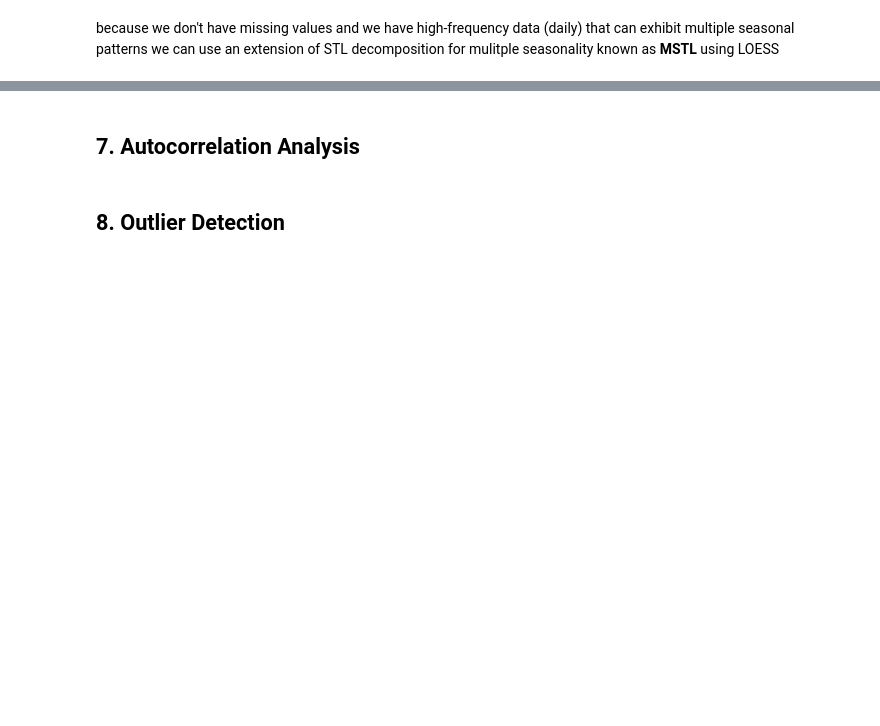
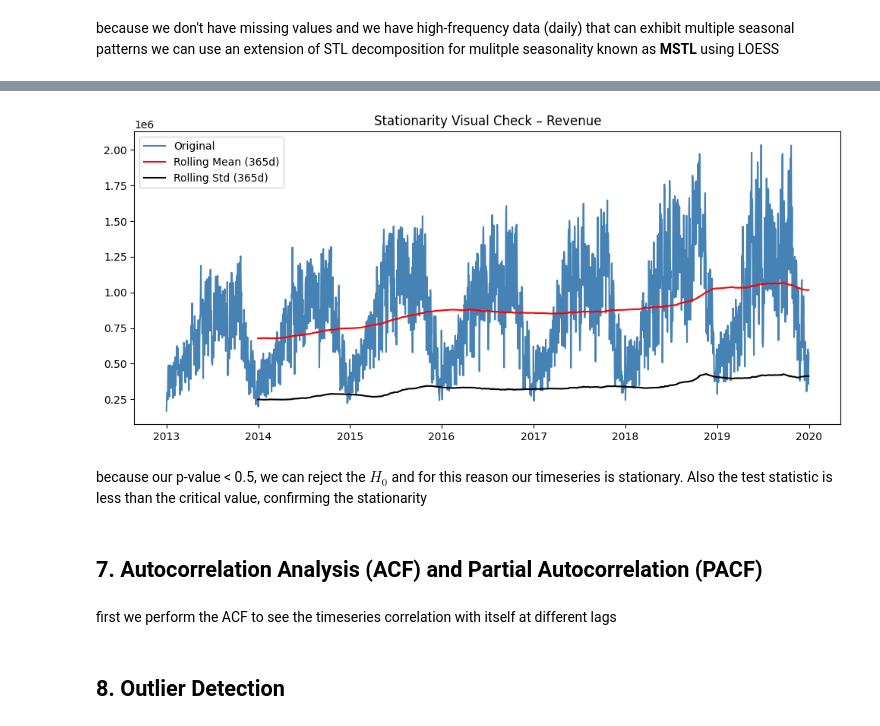
Before and after one commit to FedericoGrittiAtSupsi/timeseries_group_minichallenge, a Jupyter notebook: main_VMecchia.ipynb, the cells around one changed output, grey strips where cells are left out. Saved outputs shown, nothing was run; the diff lists cells and outputs as text; code cells hidden in the pictures; blank space fills up the shorter version.

```diff
--- a/main_VMecchia.ipynb
+++ b/main_VMecchia.ipynb
@@ -438,4 +484,21 @@ plt.show()
+# %%
+rolling_mean = y.rolling(window=365).mean()
+rolling_std = y.rolling(window=365).std()
+
+plt.figure(figsize=(12,5))
+plt.plot(y, color='steelblue', label='Original')
+plt.plot(rolling_mean, color='red', label='Rolling Mean (365d)')
+plt.plot(rolling_std, color='black', label='Rolling Std (365d)')
+plt.legend()
+plt.title('Stationarity Visual Check – Revenue')
+plt.show()
+# %% [output]
+[figure, added]
+# %% [markdown]
+because our p-value < 0.5, we can reject the $H_0$ and for this reason our timeseries is stationary. Also the test statistic is less than the critical value, confirming the stationarity
 # %% [markdown]
-## 7. Autocorrelation Analysis
+## 7. Autocorrelation Analysis (ACF) and Partial Autocorrelation (PACF)
+# %% [markdown]
+first we perform the ACF to see the timeseries correlation with itself at different lags
 # %% [markdown]
 ## 8. Outlier Detection
```
Also changed, not shown: parts of 14 cells of this notebook.
